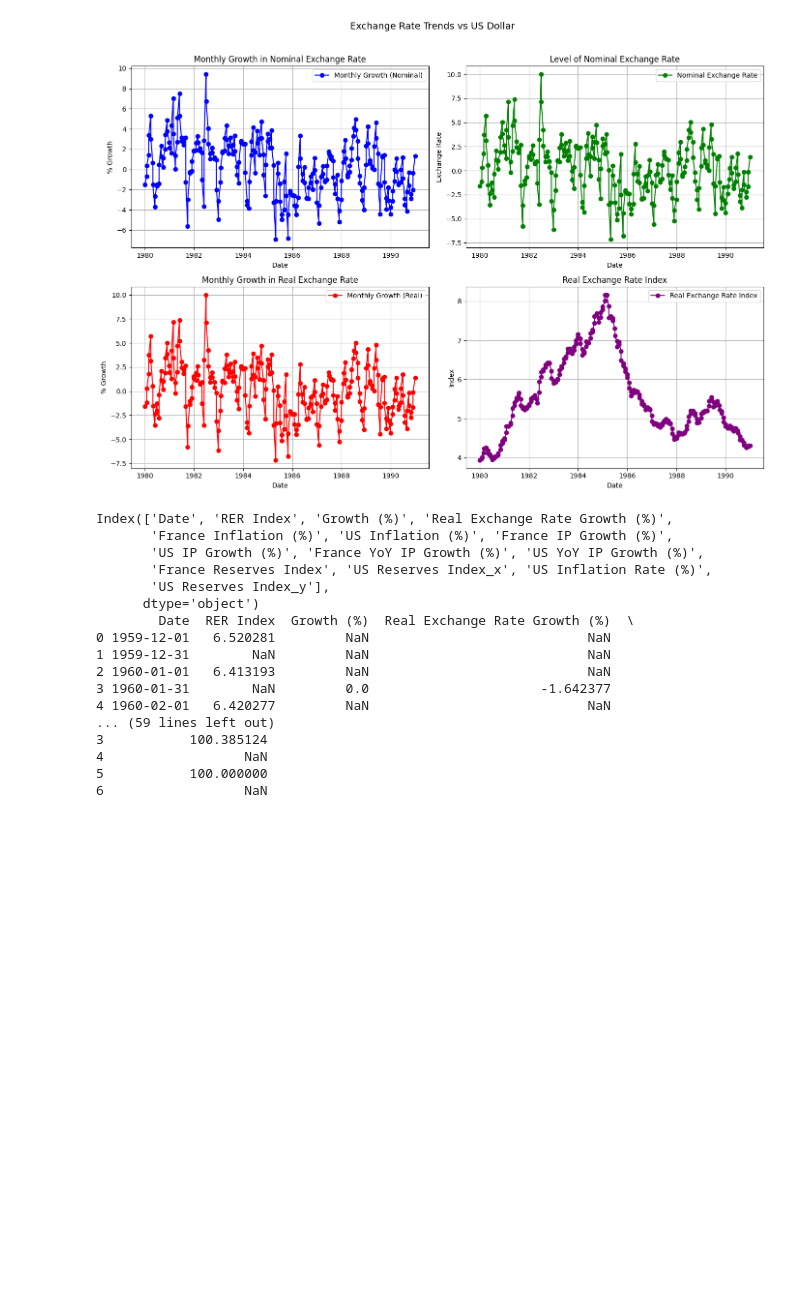
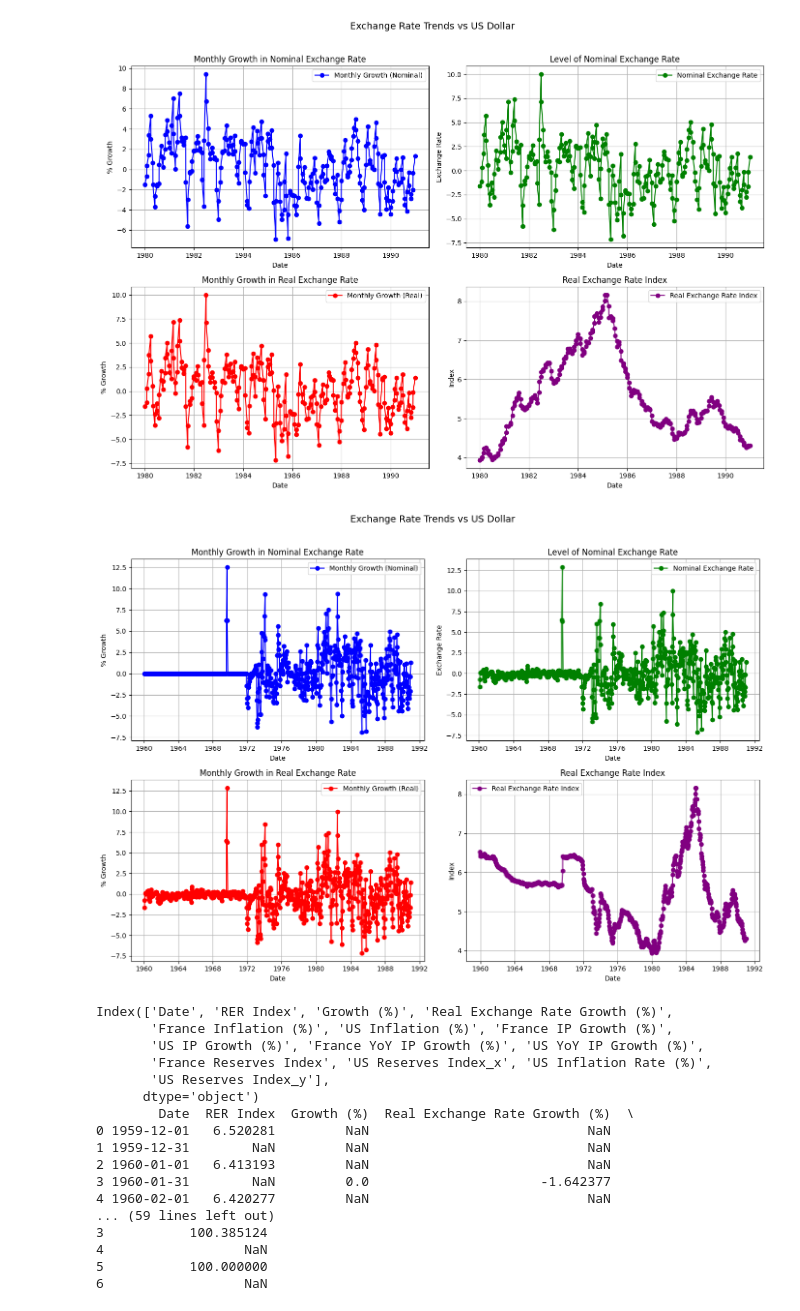
Before and after one commit to SparklyPlant/The-Grave-of-Ming, a Jupyter notebook: Code/NB1.ipynb, the cells around one changed output. Cells and saved outputs as stored; diff of their text form; code cells hidden in the pictures; blank space fills up the shorter version.

Commit message:
5.2.1 graph update

```diff
--- a/Code/NB1.ipynb
+++ b/Code/NB1.ipynb
@@ -751,6 +735,64 @@ plt.tight_layout(rect=[0, 0, 1, 0.96])
 plt.show()
 # %% [output]
 [figure]
+# %%
+import pandas as pd
+import matplotlib.pyplot as plt
+
+# Load merged dataset
+file_path = "../Data/full_merged_dataset.csv"
+merged_df = pd.read_csv(file_path)
+
+# Convert Date column to datetime format
+merged_df["Date"] = pd.to_datetime(merged_df["Date"])
+
+# Drop missing values or interpolate
+merged_df = merged_df.interpolate()
+
+# Focus on recent years
+
+# Plot time series graphs
+fig, axes = plt.subplots(2, 2, figsize=(14, 10))
+fig.suptitle("Exchange Rate Trends vs US Dollar", fontsize=14)
+
+# 1. Monthly Growth in Nominal Exchange Rate
+if "Growth (%)" in merged_df.columns:
+    axes[0, 0].plot(merged_df["Date"], merged_df["Growth (%)"], label="Monthly Growth (Nominal)", color="blue", marker="o")
+    axes[0, 0].set_title("Monthly Growth in Nominal Exchange Rate")
+    axes[0, 0].set_ylabel("% Growth")
+    axes[0, 0].legend()
+
+# 2. Level of Nominal Exchange Rate
+if "Real Exchange Rate Growth (%)" in merged_df.columns:
+    axes[0, 1].plot(merged_df["Date"], merged_df["Real Exchange Rate Growth (%)"], label="Nominal Exchange Rate", color="green", marker="o")
+    axes[0, 1].set_title("Level of Nominal Exchange Rate")
+    axes[0, 1].set_ylabel("Exchange Rate")
+    axes[0, 1].legend()
+
+# 3. Monthly Growth in Real Exchange Rate
+if "Real Exchange Rate Growth (%)" in merged_df.columns:
+    axes[1, 0].plot(merged_df["Date"], merged_df["Real Exchange Rate Growth (%)"], label="Monthly Growth (Real)", color="red", marker="o")
+    axes[1, 0].set_title("Monthly Growth in Real Exchange Rate")
+    axes[1, 0].set_ylabel("% Growth")
+    axes[1, 0].legend()
+
+# 4. Real Exchange Rate Index
+if "RER Index" in merged_df.columns:
+    axes[1, 1].plot(merged_df["Date"], merged_df["RER Index"], label="Real Exchange Rate Index", color="purple", marker="o")
+    axes[1, 1].set_title("Real Exchange Rate Index")
+    axes[1, 1].set_ylabel("Index")
+    axes[1, 1].legend()
+
+# Formatting
+for ax in axes.flat:
+    ax.set_xlabel("Date")
+    ax.grid(True)
+    ax.legend()
+
+plt.tight_layout(rect=[0, 0, 1, 0.96])
+plt.show()
+# %% [output]
+[figure, added]
 # %%
 import pandas as pd
 import matplotlib.pyplot as plt
```
Also changed, not shown: parts of 1 cell of this notebook.
